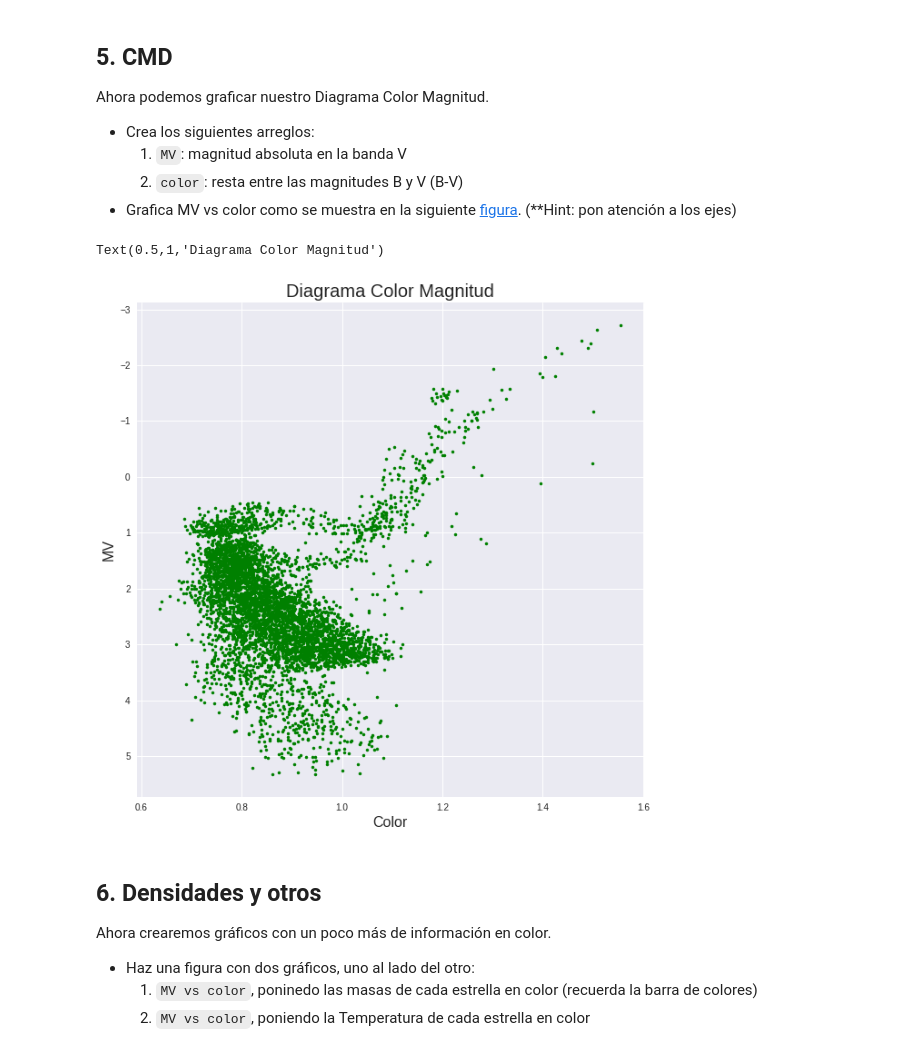
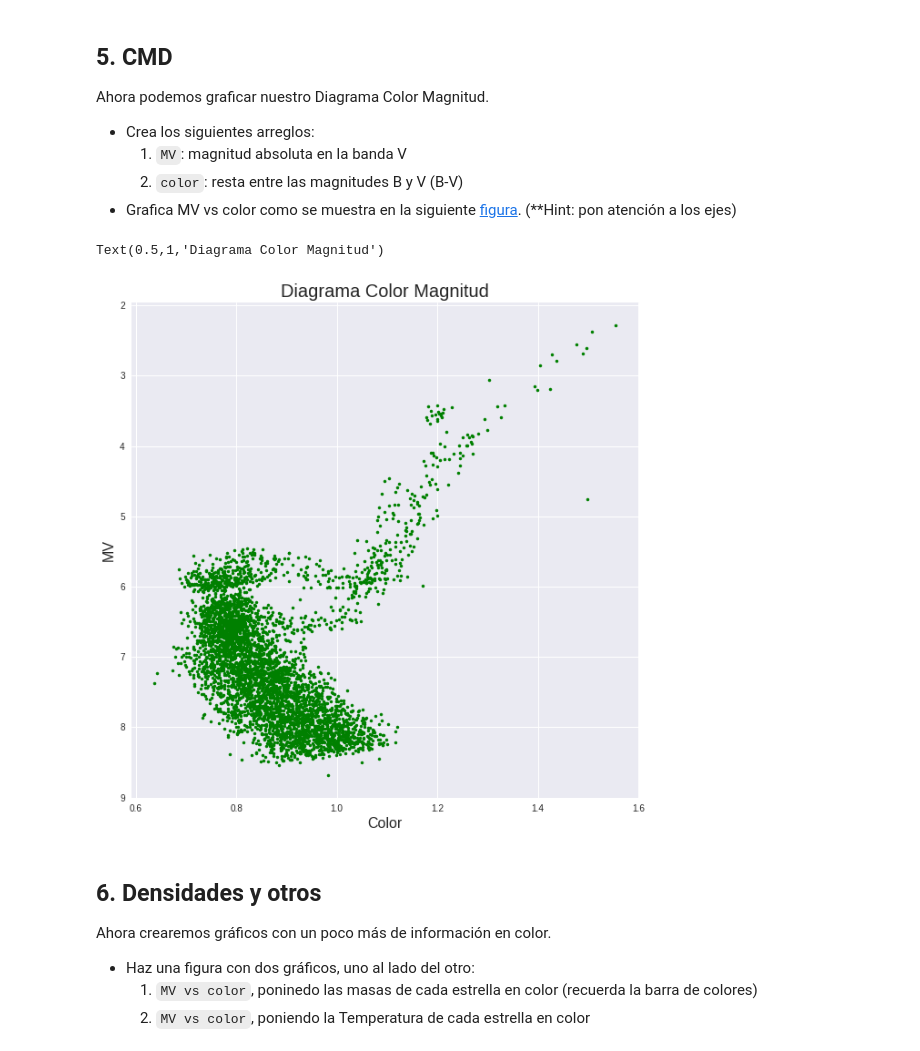
Before and after one commit to VicenteMaturana/minitarea2, a Jupyter notebook: minitarea2.ipynb, the cells around one changed output. Saved outputs shown, nothing was run; the diff lists cells and outputs as text; code cells hidden in the pictures.

```diff
--- a/minitarea2.ipynb
+++ b/minitarea2.ipynb
@@ -156,18 +152,18 @@ Ahora podemos graficar nuestro Diagrama Color Magnitud.
 * Grafica MV vs color como se muestra en la siguiente [figura](https://www.astro.rug.nl/~ahelmi/galaxies_course/class_II/47tuc.gif). (**Hint: pon atención a los ejes)
 # %%
 #Crear arrays MV y color
-MV=fotometriaV
+MV=mag_abs(fotometriaV,distancias)
 color=(fotometriaB-fotometriaV)
 plt.figure(figsize=(10,10))
 plt.gca().invert_yaxis()
 plt.plot(color,MV,'g.')
 plt.xlabel('Color',fontsize=16)
 plt.ylabel('MV',fontsize=16)
 plt.title('Diagrama Color Magnitud',fontsize=20)
 #plot cmd
 # %% [output]
 Text(0.5,1,'Diagrama Color Magnitud')
-[figure, old version]
+[figure, new version]
 # %% [markdown]
 ## 6. Densidades y otros
 
```
Also changed, not shown: parts of 5 cells of this notebook.
